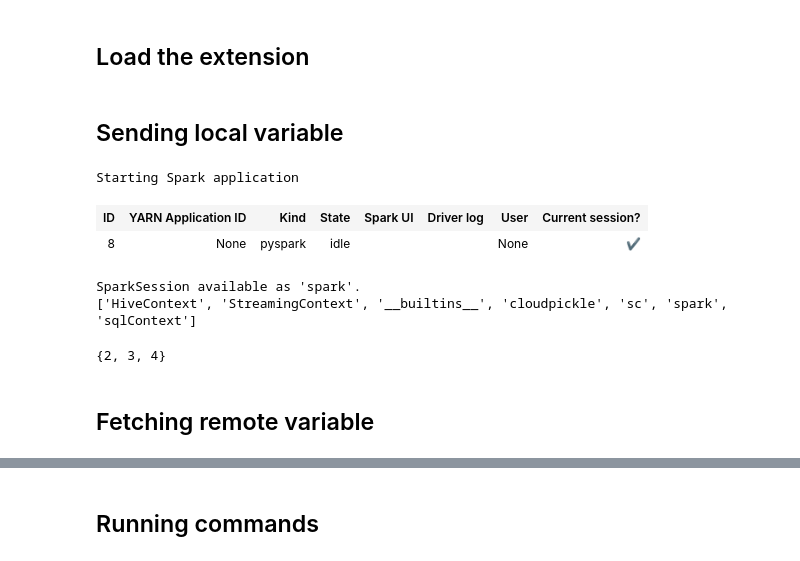
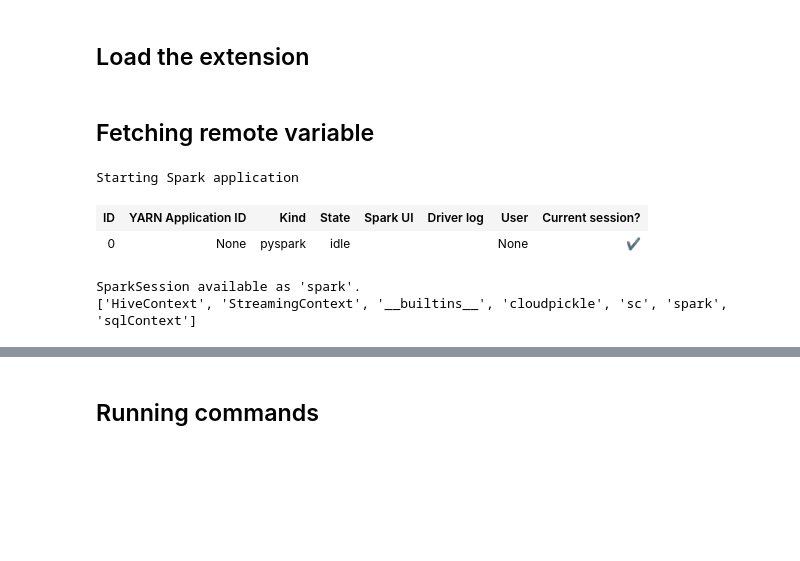
Before and after one commit to diogenes1oliveira/livy-uploads, a Jupyter notebook: examples/magics.ipynb, the cells around one changed output, grey strips where cells are left out. Saved outputs shown, nothing was run; the diff lists cells and outputs as text; code cells hidden in the pictures; blank space fills up the shorter version.

```diff
--- a/examples/magics.ipynb
+++ b/examples/magics.ipynb
@@ -2,13 +2,13 @@
 ## Load the extension
 # %%
 %load_ext livy_uploads.magics
-# %% [markdown]
-## Sending local variable
+# %% [markdown]
+## Fetching remote variable
 # %%
-list(sorted(globals()))
+print(list(sorted(globals())))
 # %% [output]
 Starting Spark application
 | ID | YARN Application ID | Kind | State | Spark UI | Driver log | User | Current session? |
-| 8 | None | pyspark | idle |  |  | None | ✔ |
+| 0 | None | pyspark | idle |  |  | None | ✔ |
 SparkSession available as 'spark'.
 ['HiveContext', 'StreamingContext', '__builtins__', 'cloudpickle', 'sc', 'spark', 'sqlContext']
@@ -21,9 +15,3 @@ foo = {2, 3, 4}
-# %%
-foo
-# %% [output]
-{2, 3, 4}
-# %% [markdown]
-## Fetching remote variable
 # %%
 %local
 
```
Also changed, not shown: parts of 35 cells of this notebook, 33 other files.
